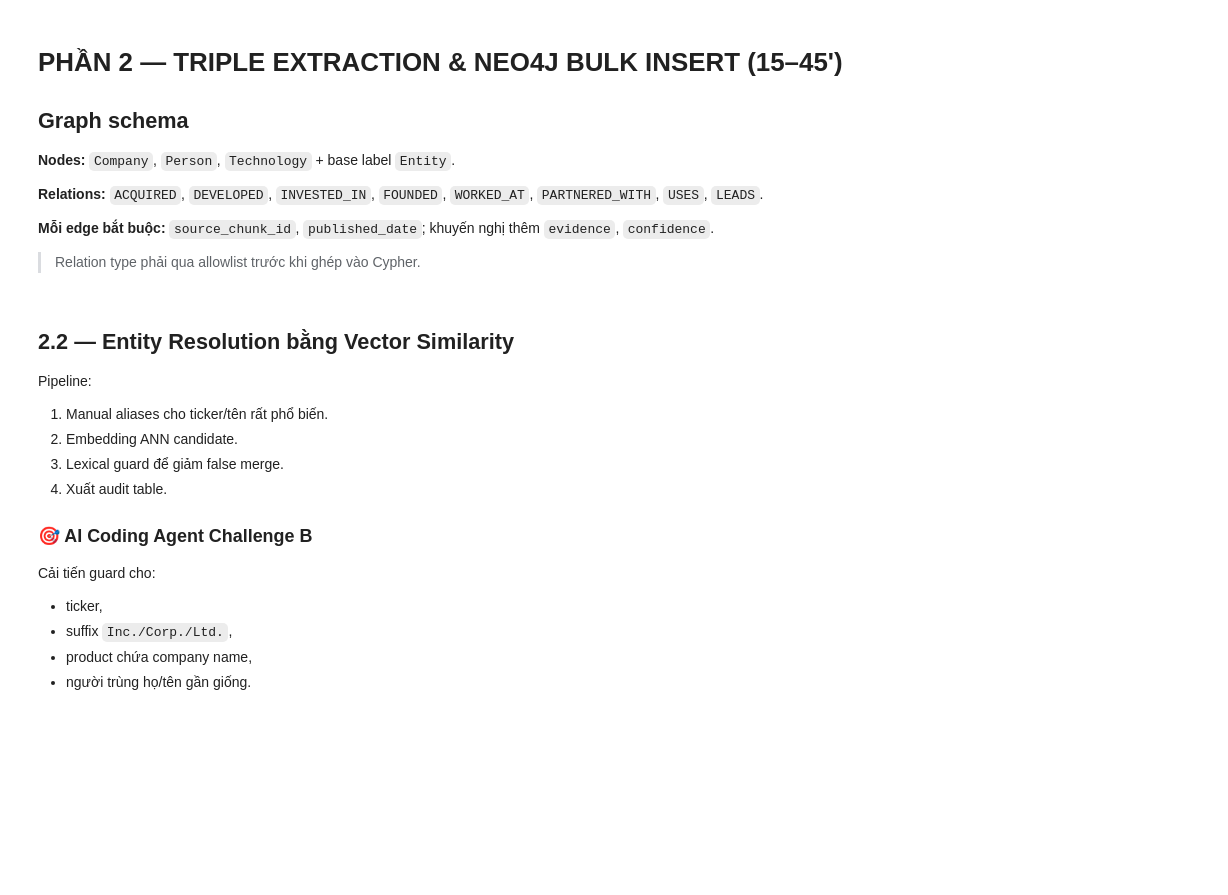
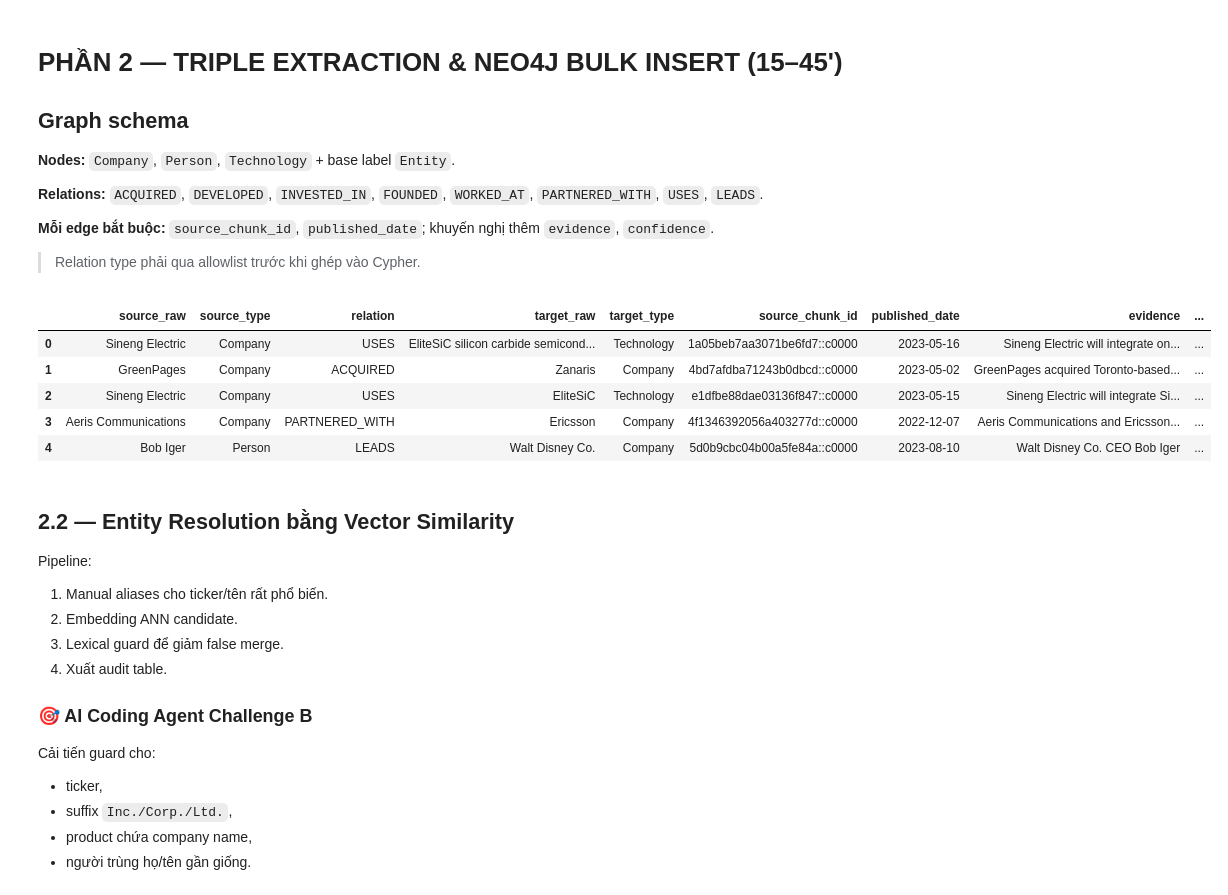
Before and after one commit to SonNguyen-25/K3-Track3-Lab19-GraphRAG-2A202601948-NguyenNgocSon, a Jupyter notebook: Day19_GraphRAG_vs_FlatRAG_Production_Lab_Guide.ipynb, the cells around one changed output. Drawn from its saved outputs; the diff is of its cells as text; code cells hidden in the pictures; blank space fills up the shorter version.

```diff
--- a/Day19_GraphRAG_vs_FlatRAG_Production_Lab_Guide.ipynb
+++ b/Day19_GraphRAG_vs_FlatRAG_Production_Lab_Guide.ipynb
@@ -86,6 +90,11 @@ NEO4J_DATABASE = get_secret("NEO4J_DATABASE", "neo4j")
 
 GROQ_API_KEY = get_secret("GROQ_API_KEY", "")
 GROQ_MODEL = get_secret("GROQ_MODEL", "")
+# Groq free tier co gioi han rieng theo tung model (TPD hoac RPD).
+# Chia moi giai doan nang dung mot model rieng de khong cham tran giua chung.
+COREF_MODEL = "allam-2-7b"
+EXTRACTION_MODEL = "openai/gpt-oss-safeguard-20b"
+EVAL_MODEL = "openai/gpt-oss-20b"
 
 JUDGE_PROVIDER = get_secret("JUDGE_PROVIDER", "openai").lower()
 JUDGE_MODEL = get_secret("JUDGE_MODEL", "")
@@ -94,9 +103,9 @@ HF_TOKEN = get_secret("HF_TOKEN", "")
 
 DATA_PATH = "data/hackernoon_subset.csv"
 os.makedirs("data", exist_ok=True)
-LAB_MAX_ARTICLES = 1000
-LAB_MAX_CHUNKS = 1000
-EXTRACTION_MAX_CHUNKS = 1000
+LAB_MAX_ARTICLES = 500
+LAB_MAX_CHUNKS = 500
+EXTRACTION_MAX_CHUNKS = 500
 CHUNK_WORDS = 220
 CHUNK_OVERLAP_WORDS = 40
 # %% [markdown]
@@ -556,7 +578,7 @@ Return:
 INPUT:
 {json.dumps(payload, ensure_ascii=False)}
 """.strip()
-    return groq_json(EXTRACT_SYSTEM, prompt)
+    return groq_json(EXTRACT_SYSTEM, prompt, model=EXTRACTION_MODEL)
 
 def run_extraction(source_df, batch_size=4):
     meta = source_df.set_index("chunk_id")["published_date"].to_dict()
@@ -571,34 +593,45 @@ def run_extraction(source_df, batch_size=4):
             continue
 
         for item in obj.get("items", []):
+            if not isinstance(item, dict):
+                continue
             cid = item.get("chunk_id")
             if cid not in meta:
                 continue
             for x in item.get("relations", []):
+                if not isinstance(x, dict):
+                    continue
                 s, t = norm_space(x.get("source")), norm_space(x.get("target"))
                 st, tt, rel = x.get("source_type"), x.get("target_type"), x.get("relation")
                 if not s or not t:
                     continue
                 if st not in ALLOWED_NODE_TYPES or tt not in ALLOWED_NODE_TYPES:
                     continue
                 if rel not in ALLOWED_RELATIONS:
                     continue
                 triples.append({
                     "source_raw": s,
                     "source_type": st,
                     "relation": rel,
                     "target_raw": t,
                     "target_type": tt,
                     "source_chunk_id": cid,
                     "published_date": meta[cid] or "",
                     "evidence": norm_space(x.get("evidence")),
                     "confidence": float(x.get("confidence") or 0.0),
                 })
 
     return pd.DataFrame(triples), pd.DataFrame(errors)
 
 raw_triples_df, extraction_errors_df = run_extraction(extraction_source)
 display(raw_triples_df.head())
+# %% [output]
+|  | source_raw | source_type | relation | target_raw | target_type | source_chunk_id | published_date | evidence | ... |
+| 0 | Sineng Electric | Company | USES | EliteSiC silicon carbide semicond... | Technology | 1a05beb7aa3071be6fd7::c0000 | 2023-05-16 | Sineng Electric will integrate on... | ... |
+| 1 | GreenPages | Company | ACQUIRED | Zanaris | Company | 4bd7afdba71243b0dbcd::c0000 | 2023-05-02 | GreenPages acquired Toronto-based... | ... |
+| 2 | Sineng Electric | Company | USES | EliteSiC | Technology | e1dfbe88dae03136f847::c0000 | 2023-05-15 | Sineng Electric will integrate Si... | ... |
+| 3 | Aeris Communications | Company | PARTNERED_WITH | Ericsson | Company | 4f1346392056a403277d::c0000 | 2022-12-07 | Aeris Communications and Ericsson... | ... |
+| 4 | Bob Iger | Person | LEADS | Walt Disney Co. | Company | 5d0b9cbc04b00a5fe84a::c0000 | 2023-08-10 | Walt Disney Co. CEO Bob Iger | ... |
 # %% [markdown]
 ## 2.2 — Entity Resolution bằng Vector Similarity
 
```
Also changed, not shown: parts of 14 cells of this notebook, 3 other files.
